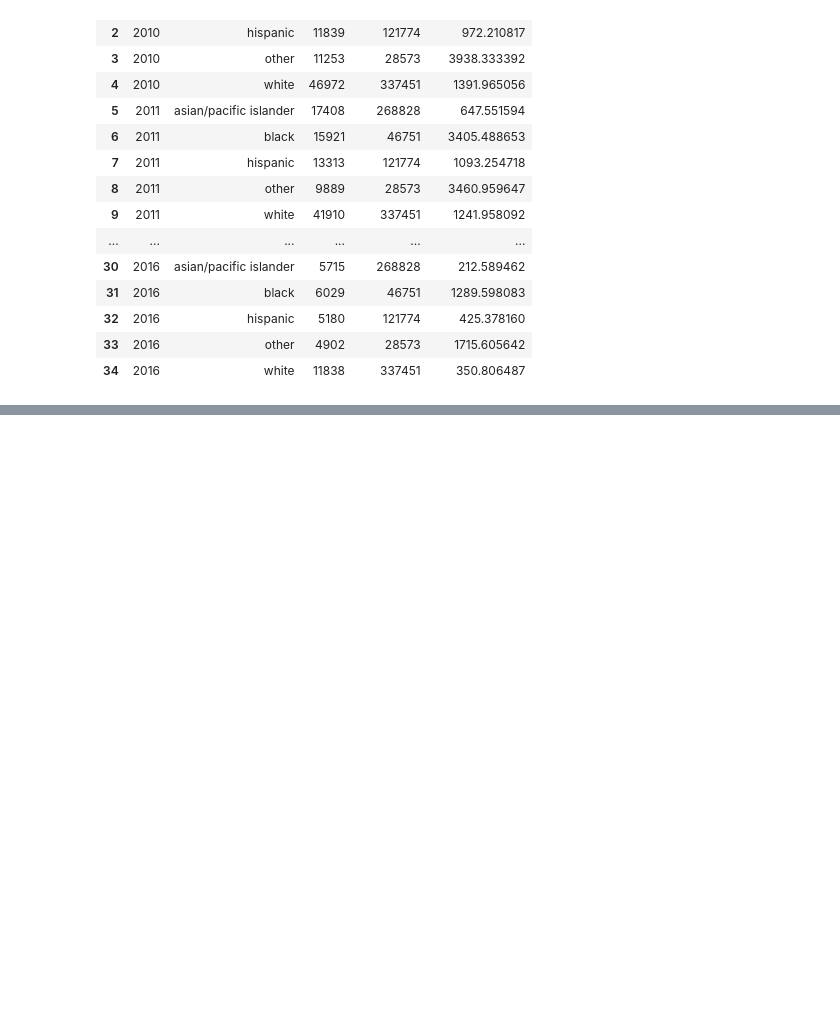
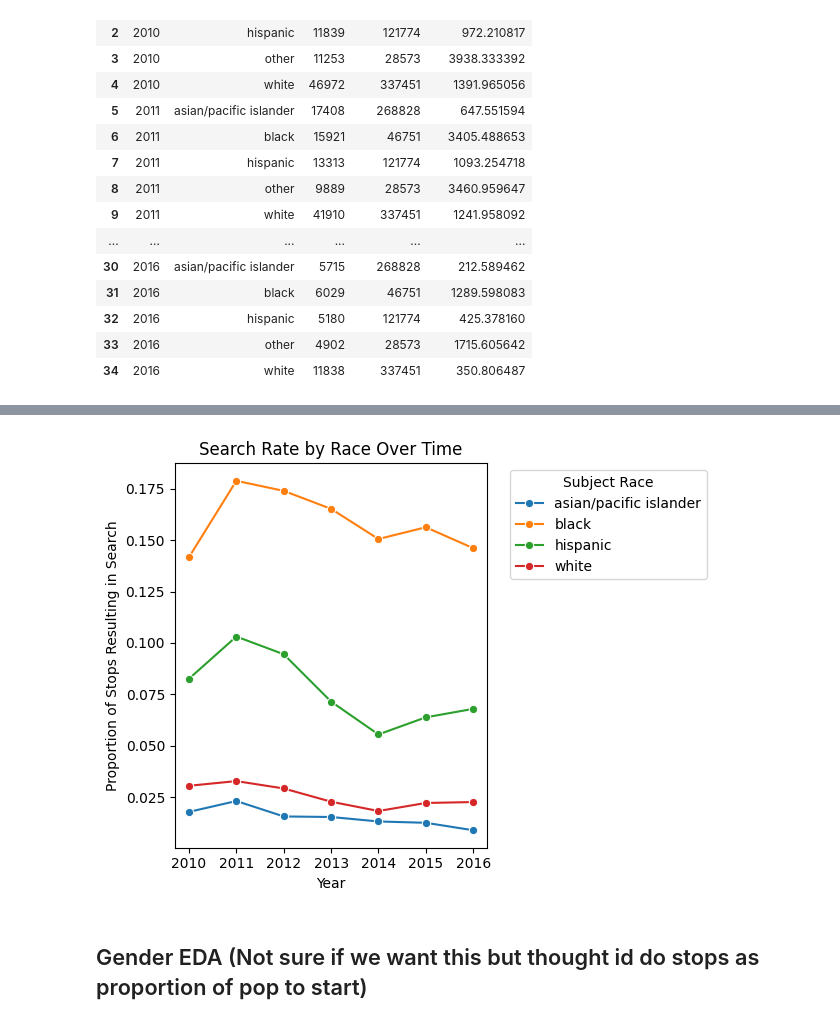
Before and after one commit to utexas-SDS-357/sds357-project-sp26-con-founders, a Jupyter notebook: bias_eda.ipynb, the cells around one changed output, grey strips where cells are left out. Saved outputs shown, nothing was run; the diff lists cells and outputs as text; code cells hidden in the pictures; blank space fills up the shorter version.

```diff
--- a/bias_eda.ipynb
+++ b/bias_eda.ipynb
@@ -172,0 +233,37 @@ plt.show()
+# %%
+
+searches_by_year = (
+    stops_df
+    .groupby(['year', 'subject_race'])
+    .agg(
+        total_stops=('search_conducted', 'count'),
+        searches=('search_conducted', 'sum')
+    )
+    .reset_index()
+)
+
+searches_by_year['search_rate'] = (
+    searches_by_year['searches'] /
+    searches_by_year['total_stops']
+)
+# %%
+searches_by_year = searches_by_year[searches_by_year['subject_race'] != 'other']
+sns.lineplot(
+    data=searches_by_year,
+    x='year',
+    y='search_rate',
+    hue='subject_race',
+    marker='o'
+)
+
+plt.ylabel("Proportion of Stops Resulting in Search")
+plt.xlabel("Year")
+plt.title("Search Rate by Race Over Time")
+
+plt.legend(title="Subject Race", bbox_to_anchor=(1.05, 1), loc='upper left')
+plt.tight_layout()
+plt.show()
+# %% [output]
+[figure, added]
+# %% [markdown]
+## Gender EDA (Not sure if we want this but thought id do stops as proportion of pop to start)
```
Also changed, not shown: parts of 13 cells of this notebook.
